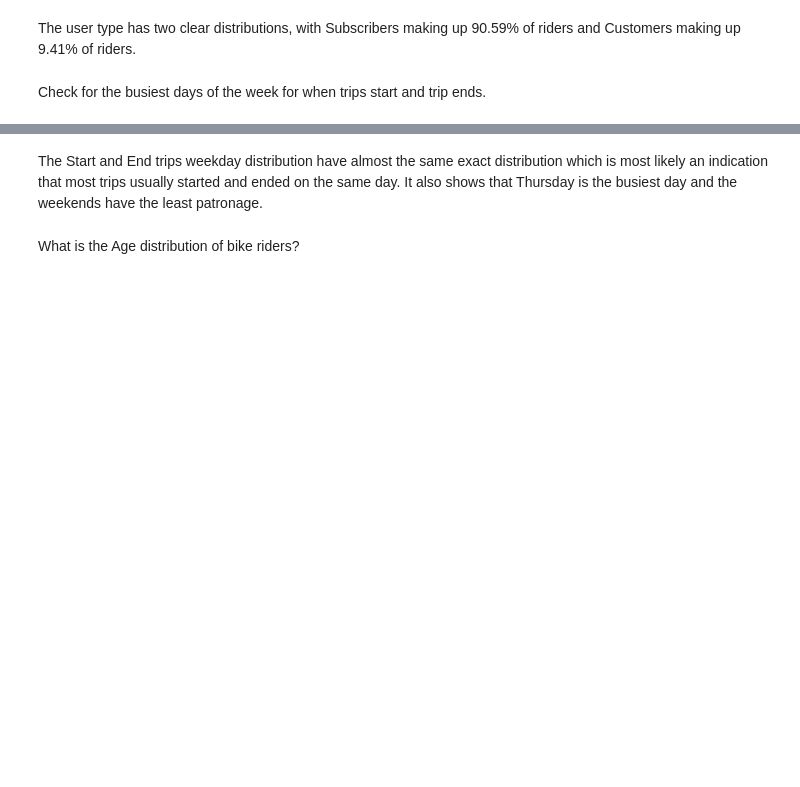
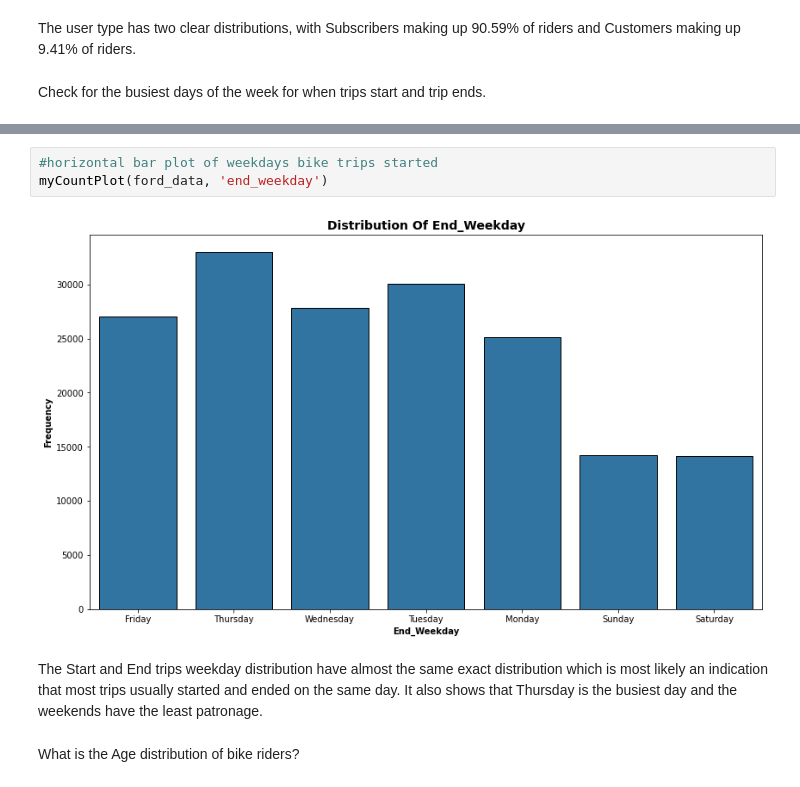
Before and after one commit to Mofeoluwa/Bikeshare-Data-Visualization, a Jupyter notebook: Part_I_exploration_template.ipynb, the cells around one changed output, grey strips where cells are left out. Cells and saved outputs as stored; diff of their text form; blank space fills up the shorter version.

```diff
--- a/Part_I_exploration_template.ipynb
+++ b/Part_I_exploration_template.ipynb
@@ -358,3 +353,8 @@ ford_data.end_weekday.value_counts(ascending=True).plot.barh();
+# %%
+#horizontal bar plot of weekdays bike trips started
+myCountPlot(ford_data, 'end_weekday')
+# %% [output]
+[figure, added]
 # %% [markdown]
 The Start and End trips weekday distribution have almost the same exact distribution which is most likely an indication that most trips usually started and ended on the same day. It also shows that Thursday is the busiest day  and the weekends have the least patronage.
 # %% [markdown]
```
Also changed, not shown: parts of 13 cells of this notebook, 3 other files.
